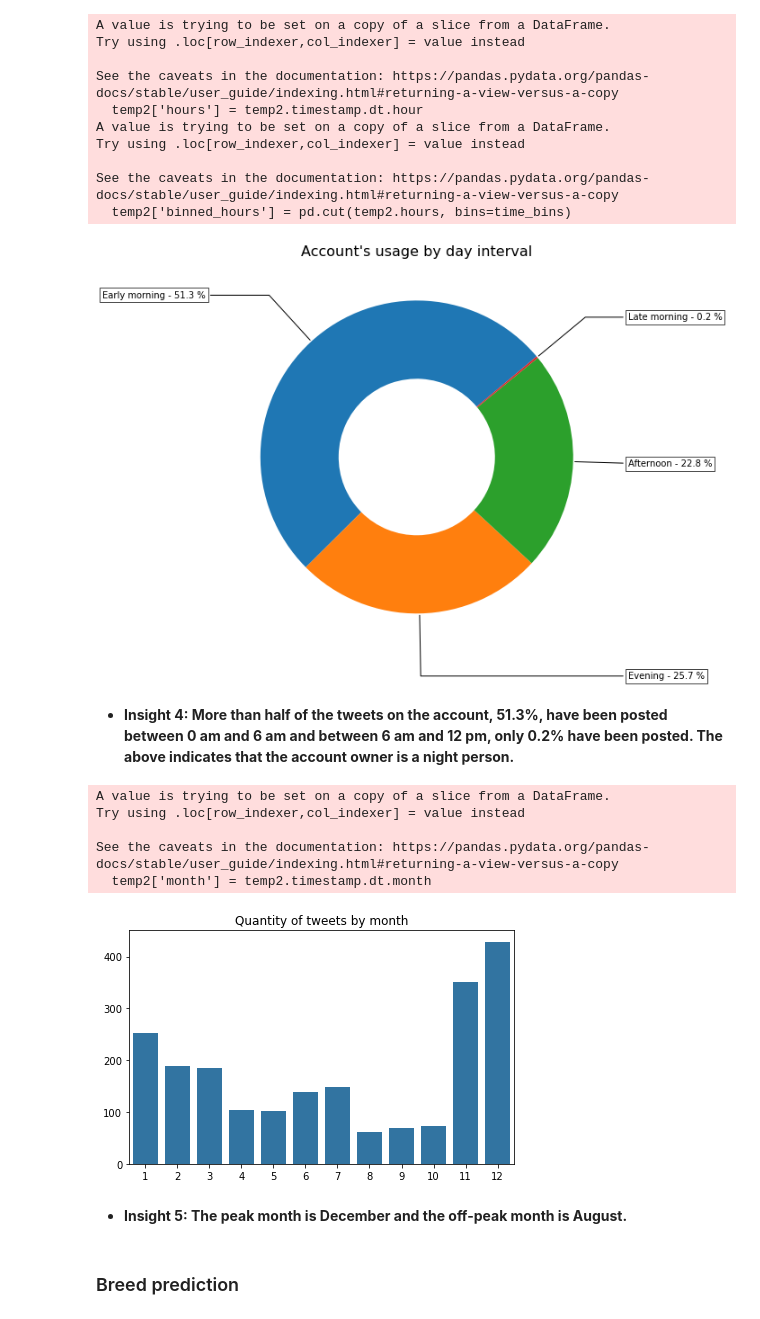
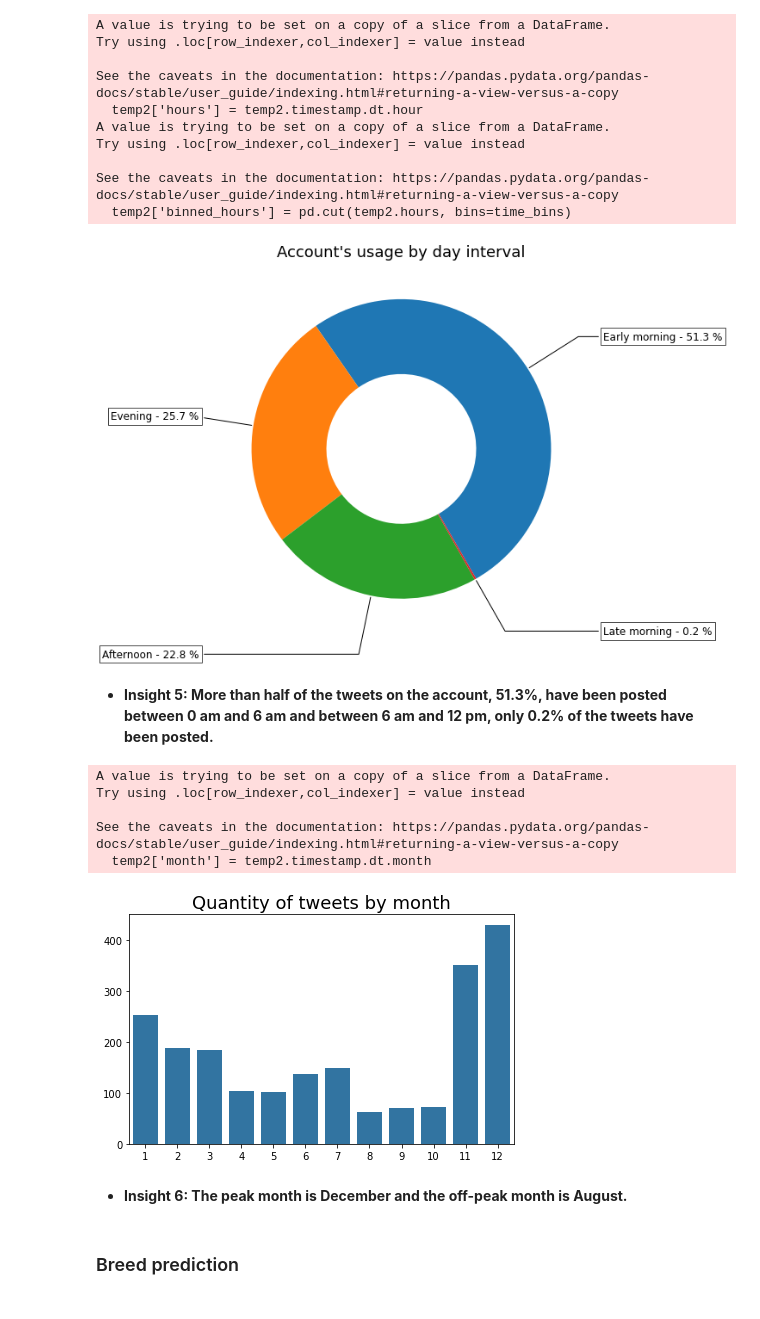
Before and after one commit to rubenvf/WeRateDogs-Wrangle-and-Analysis, a Jupyter notebook: wrangle_act.ipynb, the cells around one changed output. Cells and saved outputs as stored; diff of their text form; code cells hidden in the pictures.

```diff
--- a/wrangle_act.ipynb
+++ b/wrangle_act.ipynb
@@ -52,10 +52,10 @@ df_predictions.to_csv('image_predictions.csv', index=False)
 ### API
 # %%
 #Introduction of Twitter's keys
-consumer_key = 'Secret-key'
-consumer_secret = 'Secret-key'
-access_token = 'Secret-key'
-access_secret = 'Secret-key'
+consumer_key = 'Key'
+consumer_secret = 'Key'
+access_token = 'Key'
+access_secret = 'Key'
 
 #Connection with the Twitter's API
 auth = tweepy.OAuthHandler(consumer_key, consumer_secret)
@@ -87,0 +68,20 @@ print(end - start)
+# %%
+#Get data from the Twitter's API
+start = timeit.timeit()
+
+tweet_errors = []
+with open('tweet_json.txt', 'w') as f:
+    for i in tweet_id_list:
+        try:
+            tweet_row = api.get_status(i, tweet_mode = 'extended', wait_on_rate_limit=True, wait_on_rate_limit_notify=True)
+            json.dump(tweet_row._json, f)
+            f.write('\n')
+
+        except Exception as ex:
+            print(ex)
+            print(f'Error_tweet_id {i}')
+            tweet_errors.append(i)
+            continue
+
+end = timeit.timeit()
+print(end - start)
@@ -942,7 +1007,7 @@ sizes = temp2.source.value_counts()
 percentage = 100 * (sizes.values/sizes.sum())
 labels = [f'{i} - {j:1.1f} %' for i,j in zip(sizes.index, percentage)]
 
-wedges, texts = ax.pie(sizes, wedgeprops=dict(width=0.5), startangle=0)
+wedges, texts = ax.pie(sizes, wedgeprops=dict(width=0.5), startangle=190)
 
 bbox_props = dict(boxstyle="square,pad=0.3", fc="w", ec="k", lw=0.72)
 kw = dict(arrowprops=dict(arrowstyle="-"),
@@ -956,9 +1021,9 @@ for i, p in enumerate(wedges):
     connectionstyle = "angle,angleA=0,angleB={}".format(ang)
     kw["arrowprops"].update({"connectionstyle": connectionstyle})
     ax.annotate(labels[i], xy=(x, y), xytext=(1.35*np.sign(x), 1.4*y),
-                horizontalalignment=horizontalalignment, **kw)
+                horizontalalignment=horizontalalignment, **kw, fontsize= 12)
 
-ax.set_title("Account's usage by application", fontsize=16)
+ax.set_title("Account's usage by application", fontsize=18)
 
 plt.show()
 # %% [output]
@@ -984,35 +1049,35 @@ See the caveats in the documentation: https://pandas.pydata.org/pandas-docs/stab
 # %%
 fig, ax = plt.subplots(figsize=(8, 8), subplot_kw=dict(aspect="equal"))
 
 #Create variables and labels showing percentage
 sizes2 = sizes2 = temp2.binned_hours.value_counts()
 percentage2 = 100 * (sizes2.values/sizes2.sum())
 labes_index = ['Early morning', 'Evening', 'Afternoon', 'Late morning']
 labels2 = [f'{i} - {j:1.1f} %' for i,j in zip(labes_index, percentage2)]
 
-wedges, texts = ax.pie(sizes2, wedgeprops=dict(width=0.5), startangle=40)
+wedges, texts = ax.pie(sizes2, wedgeprops=dict(width=0.5), startangle=300)
 
 bbox_props = dict(boxstyle="square,pad=0.3", fc="w", ec="k", lw=0.72)
 kw = dict(arrowprops=dict(arrowstyle="-"),
           bbox=bbox_props, zorder=0, va="center")
 
 for i, p in enumerate(wedges):
     ang = (p.theta2 - p.theta1)/2. + p.theta1
     y = np.sin(np.deg2rad(ang))
     x = np.cos(np.deg2rad(ang))
     horizontalalignment = {-1: "right", 1: "left"}[int(np.sign(x))]
     connectionstyle = "angle,angleA=0,angleB={}".format(ang)
     kw["arrowprops"].update({"connectionstyle": connectionstyle})
     ax.annotate(labels2[i], xy=(x, y), xytext=(1.35*np.sign(x), 1.4*y),
-                horizontalalignment=horizontalalignment, **kw)
+                horizontalalignment=horizontalalignment, **kw, fontsize=12)
 
-ax.set_title("Account's usage by day interval", fontsize=16)
+ax.set_title("Account's usage by day interval", fontsize=18)
 
 plt.show()
 # %% [output]
-[figure, old version]
+[figure, new version]
 # %% [markdown]
-- **Insight 4: More than half of the tweets on the account, 51.3%, have been posted between 0 am and 6 am and between 6 am and 12 pm, only 0.2% have been posted. The above indicates that the account owner is a night person.**
+- **Insight 5: More than half of the tweets on the account, 51.3%, have been posted between 0 am and 6 am and between 6 am and 12 pm, only 0.2% of the tweets have been posted.**
 # %%
 #Create a month column
 temp2['month'] = temp2.timestamp.dt.month
@@ -1020,7 +1085,7 @@ temp2['month'] = temp2.timestamp.dt.month
 #Plot quantities of tweets by month
 month_count = temp2.month.value_counts()
 sns.barplot(x = month_count.index, y = month_count, color='tab:blue').set(ylabel = None, xlabel = None)
-plt.title('Quantity of tweets by month')
+plt.title('Quantity of tweets by month', fontsize = 18)
 plt.tight_layout()
 # %% [output]
 A value is trying to be set on a copy of a slice from a DataFrame.
@@ -1028,8 +1093,8 @@ Try using .loc[row_indexer,col_indexer] = value instead
 
 See the caveats in the documentation: https://pandas.pydata.org/pandas-docs/stable/user_guide/indexing.html#returning-a-view-versus-a-copy
   temp2['month'] = temp2.timestamp.dt.month
-[figure, old version]
+[figure, new version]
 # %% [markdown]
-- **Insight 5: The peak month is December and the off-peak month is August.**
+- **Insight 6: The peak month is December and the off-peak month is August.**
 # %% [markdown]
 ### Breed prediction
```
Also changed, not shown: parts of 22 cells of this notebook.
